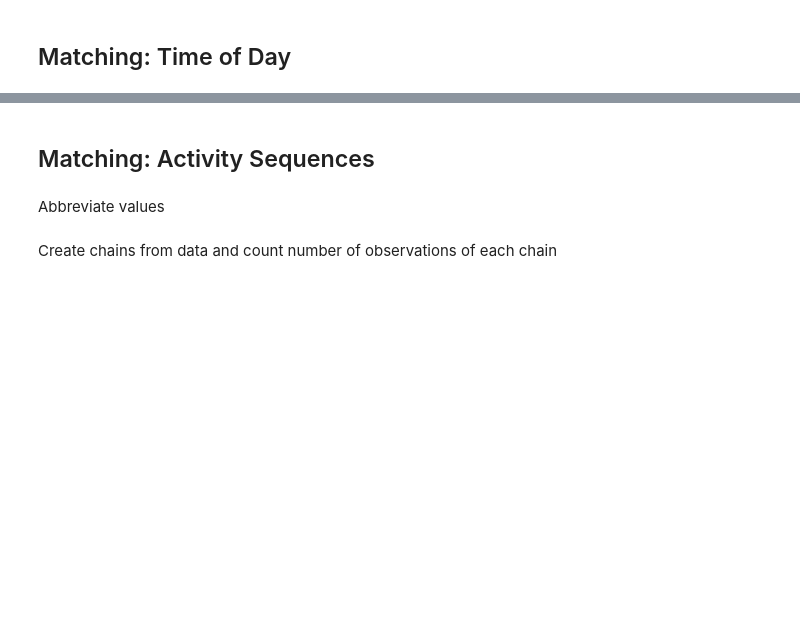
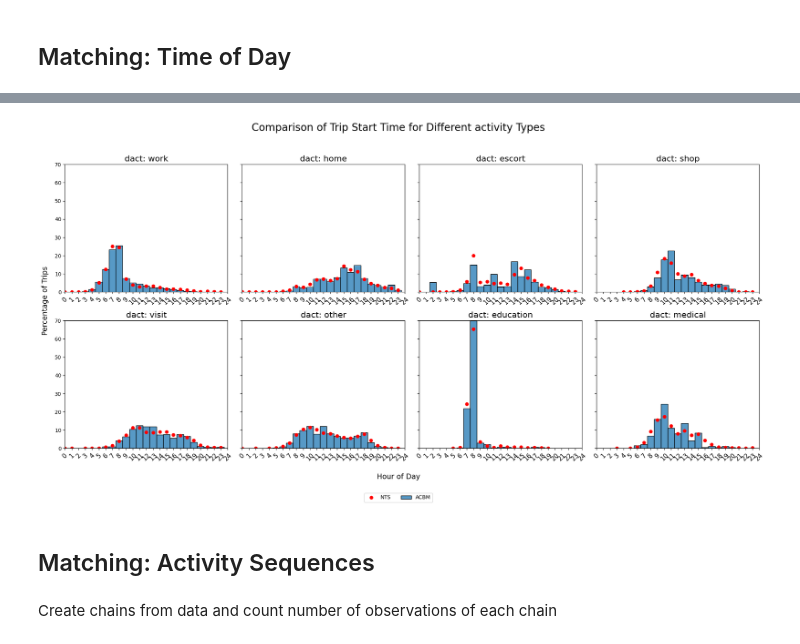
Before and after one commit to Urban-Analytics-Technology-Platform/acbm, a Jupyter notebook: notebooks/5_validate_outputs.ipynb, the cells around one changed output, grey strips where cells are left out. Saved outputs shown, nothing was run; the diff lists cells and outputs as text; code cells hidden in the pictures; blank space fills up the shorter version.

```diff
--- a/notebooks/5_validate_outputs.ipynb
+++ b/notebooks/5_validate_outputs.ipynb
@@ -319,4 +229,14 @@ plot_time_of_day_comparison(legs_acbm, legs_nts, max_y_value=70)
+# %%
+# Plot facet
+plot_comparison(
+    legs_acbm,
+    legs_nts,
+    value_column="tst_hour",
+    max_y_value=70,
+    plot_type="time",
+    plot_mode="facet",
+)
+# %% [output]
+[figure, added]
 # %% [markdown]
 ## Matching: Activity Sequences
-# %% [markdown]
-Abbreviate values
```
Also changed, not shown: parts of 34 cells of this notebook.
